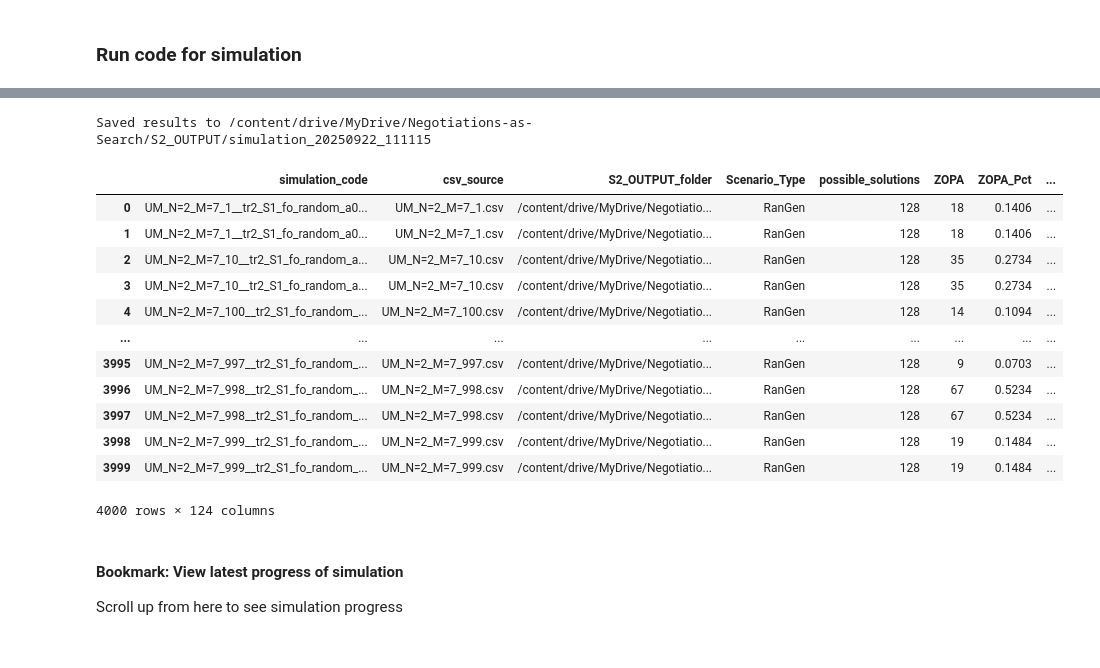
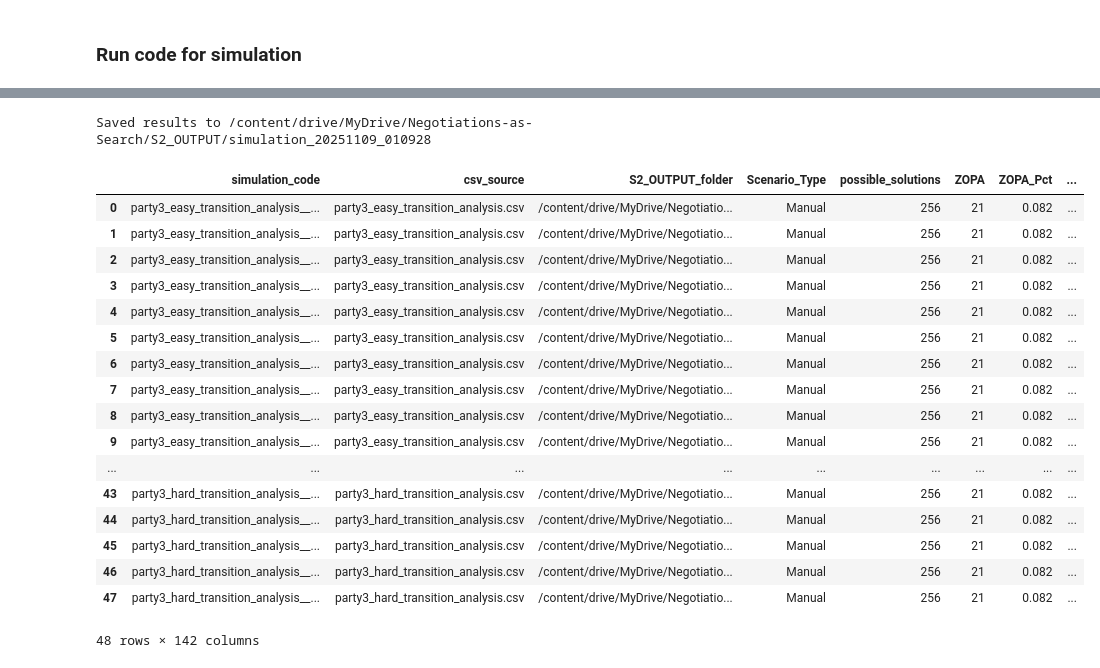
Before and after one commit to SamQuinto/Negotiations-as-Search, a Jupyter notebook: Step 2: Agent-based simulation.ipynb, the cells around one changed output, grey strips where cells are left out. Saved outputs shown, nothing was run; the diff lists cells and outputs as text; code cells hidden in the pictures.

Commit message:
Add notebooks, S1_RAW, and simulations_for_analysis.xlsx (2025-11-26 05:47:49)

```diff
--- a/Step 2: Agent-based simulation.ipynb
+++ b/Step 2: Agent-based simulation.ipynb
@@ -1328,21 +1398,21 @@ def main_search_model(
 ### Run code for simulation
 # %%
 # ── PARAMETERS ──────────────────────────────────────────────────────────────
-num_simulations = 1000
+num_simulations = 200
 random_seed     = 1
 
 # alpha grid (example)
-learning_rate        = [0.75]
+learning_rate        = [1]
 learning_rate_delta  = [0]
 
 # First offer rules
-first_offer_rule     = ['random']   # could also include ['meso','random']
+first_offer_rule     = ['top_value']   # could also include ['meso','random']
 top_value            = [3]
 
 # Search rules
 agreement_rule       = [3]
-transition_rule      = [1]
-max_search_distance  = [2]
+transition_rule      = [2]
+max_search_distance  = [1]
 
 # Toggles
 include_filler_offers = True
@@ -1362,13 +1432,16 @@ theta                = [0]
 theta_delta          = [0]
 theta_override_alpha = True
 
+
 # ── MANUAL / GENERIC MODE ───────────────────────────────────────────────────
 run_mode = "generic"
 
 # Generic mode choices
-N_filters            = [2]     # ← filter by group size N (set to None to ignore)
-M_filters            = [7]     # ← NEW: filter by issue count M (set to None to ignore)
-Manual_limit_per_N   = 2000   # optional cap per N (still applies after N/M filtering)
+N_filters            = [2, 6]     # ← filter by group size N (set to None to ignore)
+M_filters            = [8]     # ← NEW: filter by issue count M (set to None to ignore)
+Manual_limit_per_N   = 100   # optional cap per N (still applies after N/M filtering)
+
+exclude_all_zero_consensus=False, #normally keep as false
 
 ##############################################################################
 csv_list = []
@@ -1498,20 +2221,20 @@ Saved results to /content/drive/MyDrive/Negotiations-as-Search/S2_OUTPUT/simulat
 # %%
 # ── PARAMETERS ──────────────────────────────────────────────────────────────
-num_simulations = 1000
+num_simulations = 100
 random_seed     = 1
 
 # alpha grid (example)
-learning_rate        = [0.25, 0.75]
+learning_rate        = [0, 1]
 learning_rate_delta  = [0]
 
 # First offer rules
-first_offer_rule     = ['random']   # could also include ['meso','random']
+first_offer_rule     = ['top_value', 'random']   # could also include ['meso','random']
 top_value            = [3]
 
 # Search rules
 agreement_rule       = [3]
-transition_rule      = [2]
-max_search_distance  = [1]
+transition_rule      = [1, 2]
+max_search_distance  = [1, 2, 3]
 
 # Toggles
 include_filler_offers = True
@@ -1532,12 +2255,14 @@ theta_delta          = [0]
 theta_override_alpha = True
 
 # ── MANUAL / GENERIC MODE ───────────────────────────────────────────────────
-run_mode = "generic"
+run_mode = "manual"
 
 # Generic mode choices
-N_filters            = [2]     # ← filter by group size N (set to None to ignore)
-M_filters            = [7]     # ← NEW: filter by issue count M (set to None to ignore)
-Manual_limit_per_N   = 2000    # optional cap per N (still applies after N/M filtering)
+N_filters            = [2, 6]     # ← filter by group size N (set to None to ignore)
+M_filters            = [8]     # ← NEW: filter by issue count M (set to None to ignore)
+Manual_limit_per_N   = 100   # optional cap per N (still applies after N/M filtering)
+
+exclude_all_zero_consensus=True, #normally keep as false
 
 ##############################################################################
 csv_list = []
@@ -1545,10 +2270,8 @@ extra_csv_folder = None
 
 if run_mode in ("manual", "both"):
     csv_file_names = [
-        "FL_old_transition_analysis.csv",
-        "FL_new_transition_analysis.csv",
-        "harborco_transition_analysis.csv",
-        "new_recruit_mod_transition_analysis.csv",
+        "party3_easy_transition_analysis.csv",
+        "party3_hard_transition_analysis.csv",
     ]
     csv_list_manual = [str(S1_OUTPUT / name) for name in csv_file_names]
 else:
@@ -1653,17 +2370,19 @@ max_search_distance (S): [1]
-Saved results to /content/drive/MyDrive/Negotiations-as-Search/S2_OUTPUT/simulation_20250922_111115
+Saved results to /content/drive/MyDrive/Negotiations-as-Search/S2_OUTPUT/simulation_20251109_010928
 |  | simulation_code | csv_source | S2_OUTPUT_folder | Scenario_Type | possible_solutions | ZOPA | ZOPA_Pct | ... |
-| 0 | UM_N=2_M=7_1__tr2_S1_fo_random_a0... | UM_N=2_M=7_1.csv | /content/drive/MyDrive/Negotiatio... | RanGen | 128 | 18 | 0.1406 | ... |
-| 1 | UM_N=2_M=7_1__tr2_S1_fo_random_a0... | UM_N=2_M=7_1.csv | /content/drive/MyDrive/Negotiatio... | RanGen | 128 | 18 | 0.1406 | ... |
-| 2 | UM_N=2_M=7_10__tr2_S1_fo_random_a... | UM_N=2_M=7_10.csv | /content/drive/MyDrive/Negotiatio... | RanGen | 128 | 35 | 0.2734 | ... |
-| 3 | UM_N=2_M=7_10__tr2_S1_fo_random_a... | UM_N=2_M=7_10.csv | /content/drive/MyDrive/Negotiatio... | RanGen | 128 | 35 | 0.2734 | ... |
-| 4 | UM_N=2_M=7_100__tr2_S1_fo_random_... | UM_N=2_M=7_100.csv | /content/drive/MyDrive/Negotiatio... | RanGen | 128 | 14 | 0.1094 | ... |
+| 0 | party3_easy_transition_analysis__... | party3_easy_transition_analysis.csv | /content/drive/MyDrive/Negotiatio... | Manual | 256 | 21 | 0.082 | ... |
+| 1 | party3_easy_transition_analysis__... | party3_easy_transition_analysis.csv | /content/drive/MyDrive/Negotiatio... | Manual | 256 | 21 | 0.082 | ... |
+| 2 | party3_easy_transition_analysis__... | party3_easy_transition_analysis.csv | /content/drive/MyDrive/Negotiatio... | Manual | 256 | 21 | 0.082 | ... |
+| 3 | party3_easy_transition_analysis__... | party3_easy_transition_analysis.csv | /content/drive/MyDrive/Negotiatio... | Manual | 256 | 21 | 0.082 | ... |
+| 4 | party3_easy_transition_analysis__... | party3_easy_transition_analysis.csv | /content/drive/MyDrive/Negotiatio... | Manual | 256 | 21 | 0.082 | ... |
+| 5 | party3_easy_transition_analysis__... | party3_easy_transition_analysis.csv | /content/drive/MyDrive/Negotiatio... | Manual | 256 | 21 | 0.082 | ... |
+| 6 | party3_easy_transition_analysis__... | party3_easy_transition_analysis.csv | /content/drive/MyDrive/Negotiatio... | Manual | 256 | 21 | 0.082 | ... |
+| 7 | party3_easy_transition_analysis__... | party3_easy_transition_analysis.csv | /content/drive/MyDrive/Negotiatio... | Manual | 256 | 21 | 0.082 | ... |
+| 8 | party3_easy_transition_analysis__... | party3_easy_transition_analysis.csv | /content/drive/MyDrive/Negotiatio... | Manual | 256 | 21 | 0.082 | ... |
+| 9 | party3_easy_transition_analysis__... | party3_easy_transition_analysis.csv | /content/drive/MyDrive/Negotiatio... | Manual | 256 | 21 | 0.082 | ... |
 | ... | ... | ... | ... | ... | ... | ... | ... | ... |
-| 3995 | UM_N=2_M=7_997__tr2_S1_fo_random_... | UM_N=2_M=7_997.csv | /content/drive/MyDrive/Negotiatio... | RanGen | 128 | 9 | 0.0703 | ... |
-| 3996 | UM_N=2_M=7_998__tr2_S1_fo_random_... | UM_N=2_M=7_998.csv | /content/drive/MyDrive/Negotiatio... | RanGen | 128 | 67 | 0.5234 | ... |
-| 3997 | UM_N=2_M=7_998__tr2_S1_fo_random_... | UM_N=2_M=7_998.csv | /content/drive/MyDrive/Negotiatio... | RanGen | 128 | 67 | 0.5234 | ... |
-| 3998 | UM_N=2_M=7_999__tr2_S1_fo_random_... | UM_N=2_M=7_999.csv | /content/drive/MyDrive/Negotiatio... | RanGen | 128 | 19 | 0.1484 | ... |
-| 3999 | UM_N=2_M=7_999__tr2_S1_fo_random_... | UM_N=2_M=7_999.csv | /content/drive/MyDrive/Negotiatio... | RanGen | 128 | 19 | 0.1484 | ... |
+| 43 | party3_hard_transition_analysis__... | party3_hard_transition_analysis.csv | /content/drive/MyDrive/Negotiatio... | Manual | 256 | 21 | 0.082 | ... |
+| 44 | party3_hard_transition_analysis__... | party3_hard_transition_analysis.csv | /content/drive/MyDrive/Negotiatio... | Manual | 256 | 21 | 0.082 | ... |
+| 45 | party3_hard_transition_analysis__... | party3_hard_transition_analysis.csv | /content/drive/MyDrive/Negotiatio... | Manual | 256 | 21 | 0.082 | ... |
+| 46 | party3_hard_transition_analysis__... | party3_hard_transition_analysis.csv | /content/drive/MyDrive/Negotiatio... | Manual | 256 | 21 | 0.082 | ... |
+| 47 | party3_hard_transition_analysis__... | party3_hard_transition_analysis.csv | /content/drive/MyDrive/Negotiatio... | Manual | 256 | 21 | 0.082 | ... |
-4000 rows × 124 columns
+48 rows × 142 columns
-# %% [markdown]
-#### Bookmark: View latest progress of simulation
-Scroll up from here to see simulation progress
```
Also changed, not shown: parts of 18 cells of this notebook, 3 other files.
